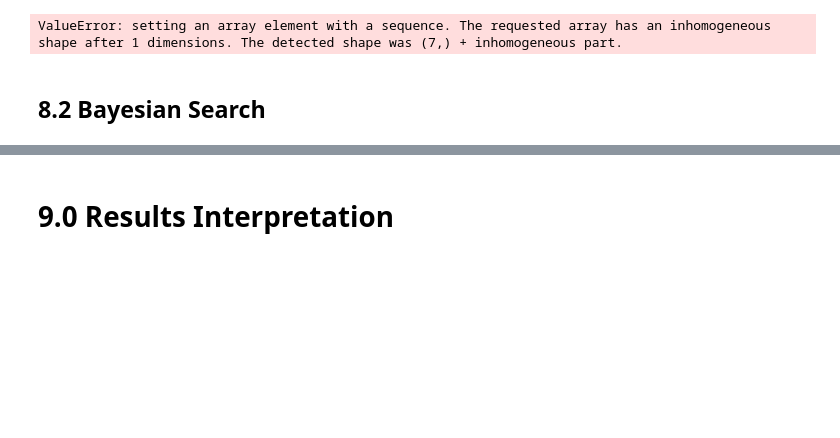
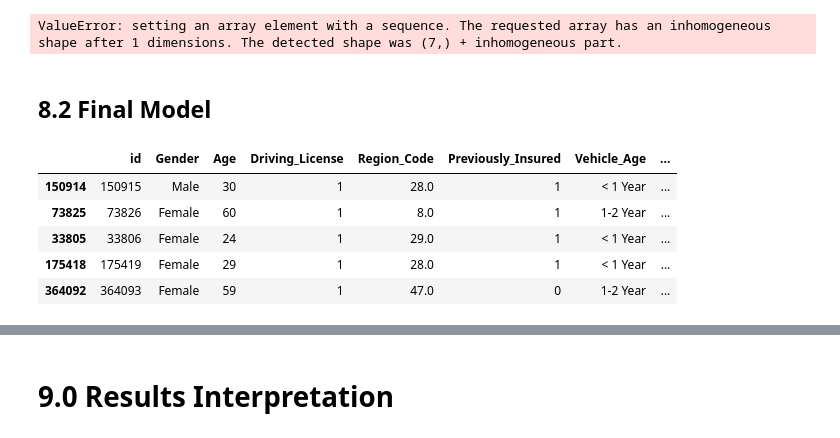
Before and after one commit to natan-matos/health-insurance, a Jupyter notebook: notebooks/01-nm-data-exploration.ipynb, the cells around one changed output, grey strips where cells are left out. Drawn from its saved outputs; the diff is of its cells as text; code cells hidden in the pictures; blank space fills up the shorter version.

```diff
--- a/notebooks/01-nm-data-exploration.ipynb
+++ b/notebooks/01-nm-data-exploration.ipynb
@@ -785,4 +872,4 @@ best_params = {'n_estimators': 500,
 # %% [output]
 ValueError: setting an array element with a sequence. The requested array has an inhomogeneous shape after 1 dimensions. The detected shape was (7,) + inhomogeneous part.
 # %% [markdown]
-## 8.2 Bayesian Search
+## 8.2 Final Model
@@ -788,0 +885,9 @@ ValueError: setting an array element with a sequence. The requested array has an
+# %%
+X_train.head()
+# %% [output]
+|  | id | Gender | Age | Driving_License | Region_Code | Previously_Insured | Vehicle_Age | ... |
+| 150914 | 150915 | Male | 30 | 1 | 28.0 | 1 | < 1 Year | ... |
+| 73825 | 73826 | Female | 60 | 1 | 8.0 | 1 | 1-2 Year | ... |
+| 33805 | 33806 | Female | 24 | 1 | 29.0 | 1 | < 1 Year | ... |
+| 175418 | 175419 | Female | 29 | 1 | 28.0 | 1 | < 1 Year | ... |
+| 364092 | 364093 | Female | 59 | 1 | 47.0 | 0 | 1-2 Year | ... |
```
Also changed, not shown: parts of 16 cells of this notebook.
